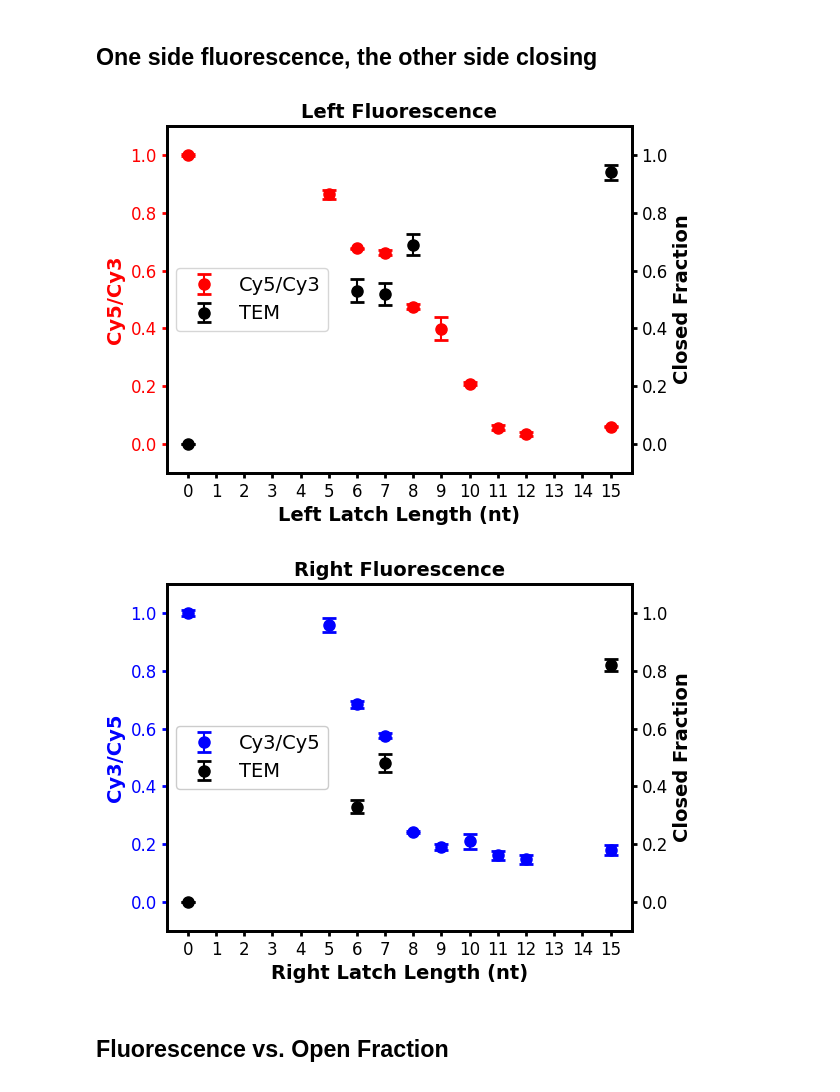
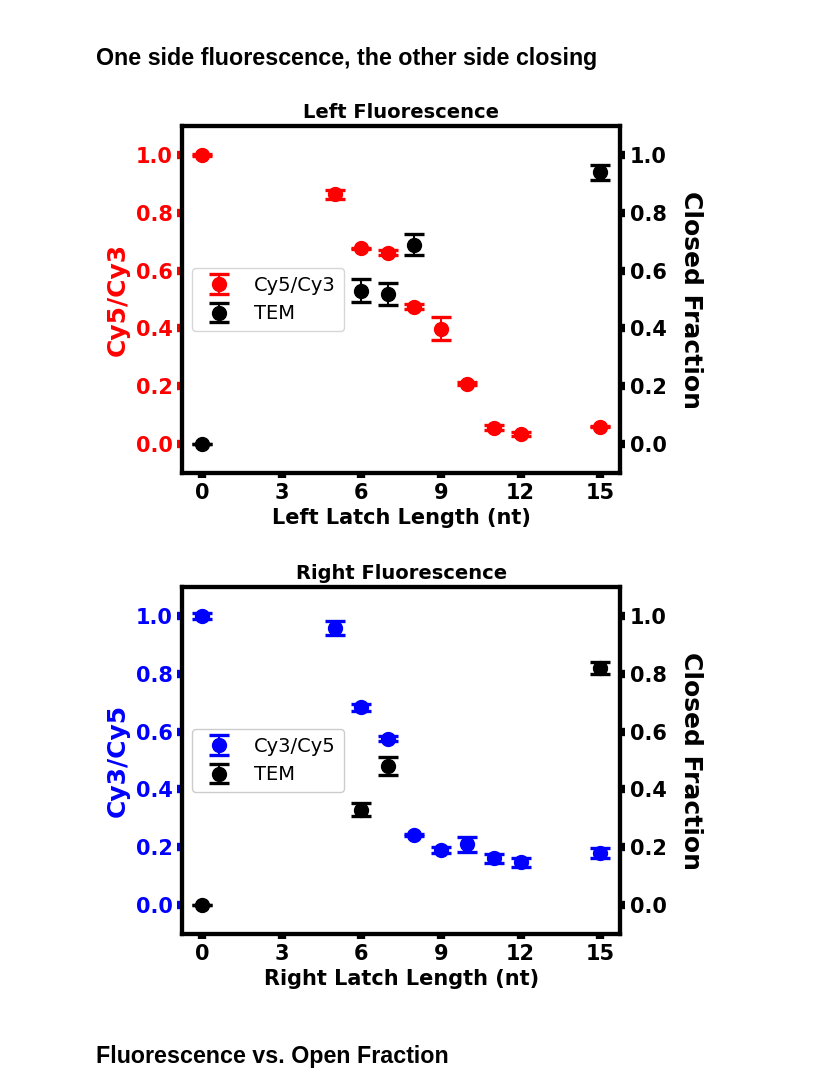
Before and after one commit to neuhoffmj/oscillatorEnsembleQuench, a Jupyter notebook: pandasPlateReader.ipynb, the cells around one changed output. Cells and saved outputs as stored; diff of their text form; code cells hidden in the pictures.

```diff
--- a/pandasPlateReader.ipynb
+++ b/pandasPlateReader.ipynb
@@ -258,51 +258,54 @@ rightfig.savefig('right_TEMerror.png', bbox_inches='tight', dpi=300)
 # %%
 leftSamples = samples[:10]
 rightSamples = samples[10:]
 # print(leftSamples, rightSamples)
-leftfig, axleft = plt.subplots(figsize=(6, 4.5))
-rightfig, axright = plt.subplots(figsize=(6, 4.5))
+leftfig, axleft = plt.subplots(figsize=(5.65, 4.5))
+rightfig, axright = plt.subplots(figsize=(5.65, 4.5))
 
 for sample in leftSamples:
     axleft.errorbar(int(sample.split('_')[0]), scaledata[(sample, 'Cy5/Cy3')].mean(),
-                yerr=scaledata[(sample, 'Cy5/Cy3')].sem(), label=f'Cy5/Cy3' if sample==leftSamples[0] else '', fmt='ro', markersize=8, capsize=5, capthick=2)
-axleft.errorbar(leftTEMbp, leftTEM, yerr=leftTEMerror, label=f'TEM', fmt='ko', markersize=8, capsize=5, capthick=2)
+                yerr=scaledata[(sample, 'Cy5/Cy3')].sem(), label=f'Cy5/Cy3' if sample==leftSamples[0] else '', fmt='ro', markersize=10, capsize=7, capthick=2.4)
+axleft.errorbar(leftTEMbp, leftTEM, yerr=leftTEMerror, label=f'TEM', fmt='ko', markersize=10, capsize=7, capthick=2.4)
 axleft.set_title('Left Fluorescence', fontsize=14, fontweight='bold')
-axleft.set_xlabel('Left Latch Length (nt)', fontsize=14, fontweight='bold')
+axleft.set_xlabel('Left Latch Length (nt)', fontsize=15, fontweight='bold')
 axleft.tick_params(axis='y', color='red', labelcolor='red')
-axleft.set_ylabel('Cy5/Cy3', fontsize=14, fontweight='bold', color='red')
+axleft.set_ylabel('Cy5/Cy3', fontsize=18, fontweight='bold', color='red')
 axalleftalleft = axleft.twinx()
-axalleftalleft.set_ylabel('Closed Fraction', fontsize=14, fontweight='bold')
+axalleftalleft.set_ylabel('Closed Fraction', fontsize=18, fontweight='bold', rotation=270, labelpad=26)
 
 
 
 for sample in rightSamples:
     axright.errorbar(int(sample.split('_')[1].split()[0]), scaledata[(sample, 'Cy3/Cy5')].mean(),
-                yerr=scaledata[(sample, 'Cy3/Cy5')].sem(), label=f'Cy3/Cy5' if sample==rightSamples[0] else '', fmt='bo', markersize=8, capsize=5, capthick=2)
-axright.errorbar(rightTEMbp, rightTEM, yerr=rightTEMerror, label=f'TEM', fmt='ko', markersize=8, capsize=5, capthick=2)
+                yerr=scaledata[(sample, 'Cy3/Cy5')].sem(), label=f'Cy3/Cy5' if sample==rightSamples[0] else '', fmt='bo', markersize=10, capsize=7, capthick=2.4)
+axright.errorbar(rightTEMbp, rightTEM, yerr=rightTEMerror, label=f'TEM', fmt='ko', markersize=10, capsize=7, capthick=2.4)
 axright.set_title('Right Fluorescence', fontsize=14, fontweight='bold')
-axright.set_xlabel('Right Latch Length (nt)', fontsize=14, fontweight='bold')
+axright.set_xlabel('Right Latch Length (nt)', fontsize=15, fontweight='bold')
 axright.tick_params(axis='y', color='blue', labelcolor='blue')
-axright.set_ylabel('Cy3/Cy5', fontsize=14, fontweight='bold', color='blue')
+axright.set_ylabel('Cy3/Cy5', fontsize=18, fontweight='bold', color='blue')
 axalrightalright = axright.twinx()
-axalrightalright.set_ylabel('Closed Fraction', fontsize=14, fontweight='bold')
+axalrightalright.set_ylabel('Closed Fraction', fontsize=18, fontweight='bold', rotation=270, labelpad=26)
 axleft.legend(fontsize=14, loc='center left')
 axright.legend(fontsize=14,  loc='center left', framealpha=1)
 for ax1 in [axleft, axright, axalrightalright, axalleftalleft]:
     # ax1.grid(True, which='both', linestyle='-', linewidth=0.5)
     ax1.set_axisbelow(True)
-    ax1.tick_params(axis='both', which='both', width=2, labelsize=12)
-    ax1.set_xticks(list(range(16)))
-    ax1.spines['left'].set_linewidth(2)
-    ax1.spines['bottom'].set_linewidth(2)
-    ax1.spines['right'].set_linewidth(2)
-    ax1.spines['top'].set_linewidth(2)
+    ax1.set_xticks(np.arange(0, 16, 3))
+    ax1.set_yticks(np.arange(0, 1.1, 0.2))
+    ax1.set_yticklabels(ax1.get_yticklabels(), fontweight='bold')
+    ax1.set_xticklabels(ax1.get_xticklabels(), fontweight='bold')
+    ax1.tick_params(axis='both', which='both', width=6, labelsize=15)
+    ax1.spines['left'].set_linewidth(3)
+    ax1.spines['bottom'].set_linewidth(3)
+    ax1.spines['right'].set_linewidth(3)
+    ax1.spines['top'].set_linewidth(3)
     ax1.set_ylim(-0.1, 1.1)
 
 leftfig.savefig('left_fluorvTEM.png', bbox_inches='tight', dpi=300)
 rightfig.savefig('right_fluorvTEM.png', bbox_inches='tight', dpi=300)
 # %% [output]
-[figure, old version]
+[figure, new version]
-[figure, old version]
+[figure, new version]
 # %% [markdown]
 ## Fluorescence vs. Open Fraction
 # %%
```
